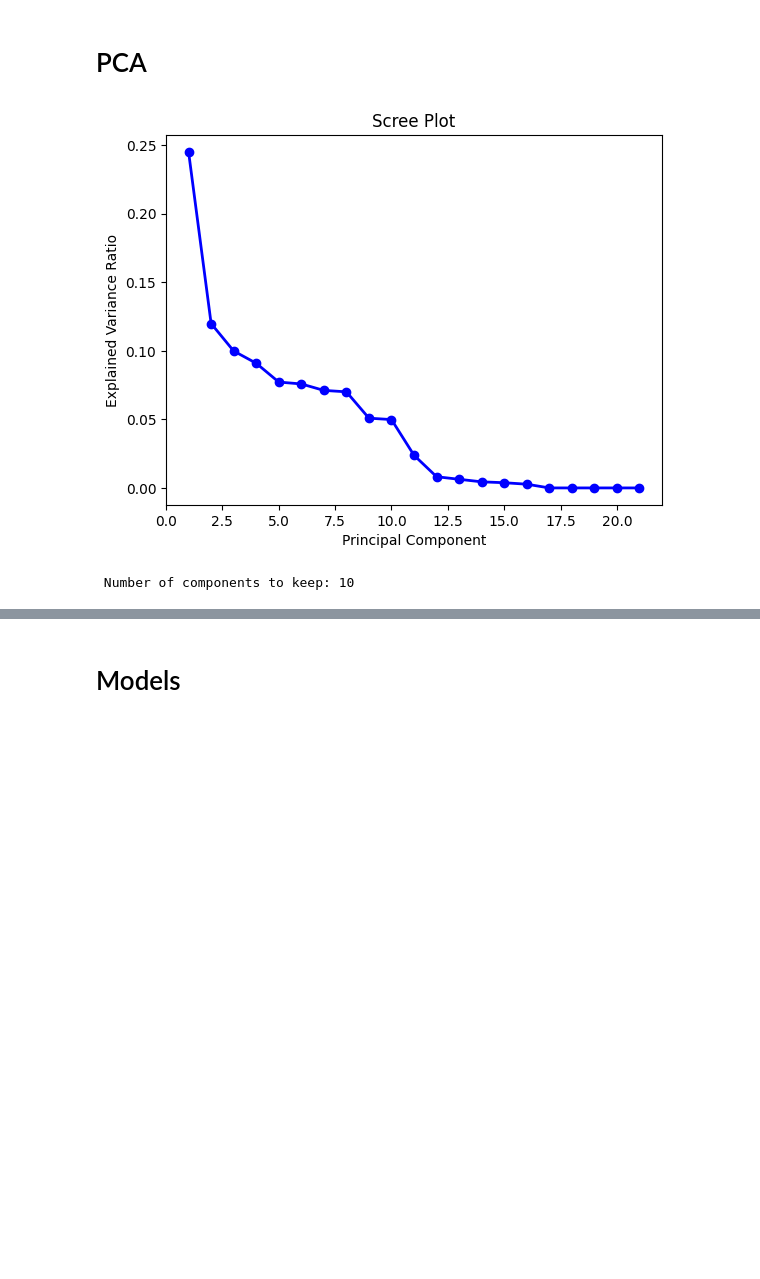
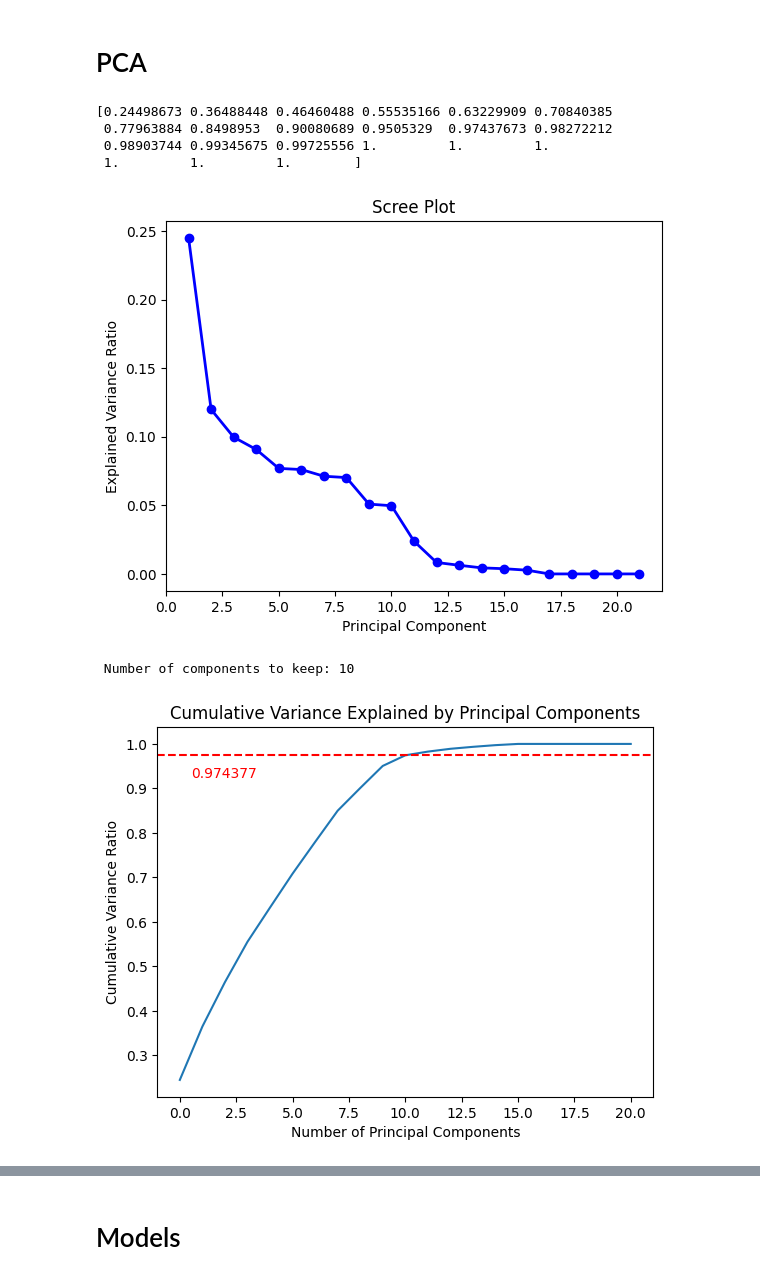
Before and after one commit to giakomorssi/Fraud-and-Delivery, a Jupyter notebook: 03_FraudDetection.ipynb, the cells around one changed output, grey strips where cells are left out. Saved outputs shown, nothing was run; the diff lists cells and outputs as text; code cells hidden in the pictures; blank space fills up the shorter version.

```diff
--- a/03_FraudDetection.ipynb
+++ b/03_FraudDetection.ipynb
@@ -162,8 +162,6 @@ df['shipping date (DateOrders)'] = df['shipping date (DateOrders)'].apply(lambda
 df['order date (DateOrders)'] = df['order date (DateOrders)'].apply(lambda x: x.timestamp())
 
 df.to_csv('/content/drive/MyDrive/University/Deloitte/df_fraud.csv', index = False)
-# %%
-df = pd.read_csv('/content/drive/MyDrive/University/Deloitte/df_fraud.csv')
 # %%
 # Order City, shipping date (DateOrders), order date (DateOrders), Latitude, Longitude
 # %%
@@ -294,5 +292,30 @@ pca = PCA(n_components=num_components_to_keep)
 pca_train = pca.fit_transform(X_train.iloc[:, 23:])
 pca_test = pca.transform(X_test.iloc[:, 23:])
 # %% [output]
+[0.24498673 0.36488448 0.46460488 0.55535166 0.63229909 0.70840385
+ 0.77963884 0.8498953  0.90080689 0.9505329  0.97437673 0.98272212
+ 0.98903744 0.99345675 0.99725556 1.         1.         1.
+ 1.         1.         1.        ]
 [figure]
- Number of components to keep: 10
+ Number of components to keep: 10
+# %%
+import numpy as np
+import matplotlib.pyplot as plt
+from sklearn.decomposition import PCA
+
+# Plotting the cumulative variance explained by principal components
+fig, ax = plt.subplots()
+ax.plot(cumulative_variance_ratio)
+ax.set_xlabel('Number of Principal Components')
+ax.set_ylabel('Cumulative Variance Ratio')
+ax.set_title('Cumulative Variance Explained by Principal Components')
+
+# Indicating the cumulative variance up to the chosen number of components
+num_components = num_components_to_keep
+ax.axhline(y=cumulative_variance_ratio[num_components], color='r', linestyle='--')
+ax.text(0.5, cumulative_variance_ratio[num_components]-0.05,
+        f'{cumulative_variance_ratio[num_components]:.6f}', color='r')
+
+plt.show()
+# %% [output]
+[figure, added]
```
Also changed, not shown: parts of 2 cells of this notebook.
